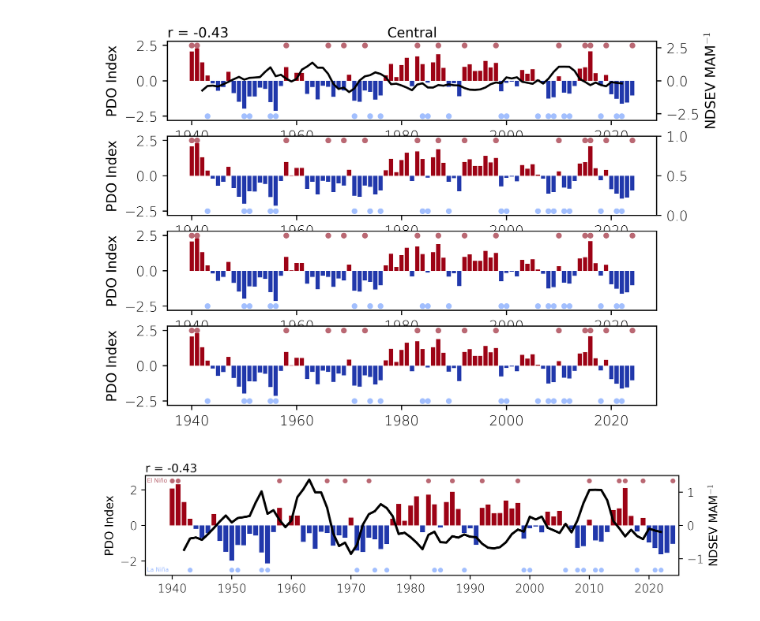
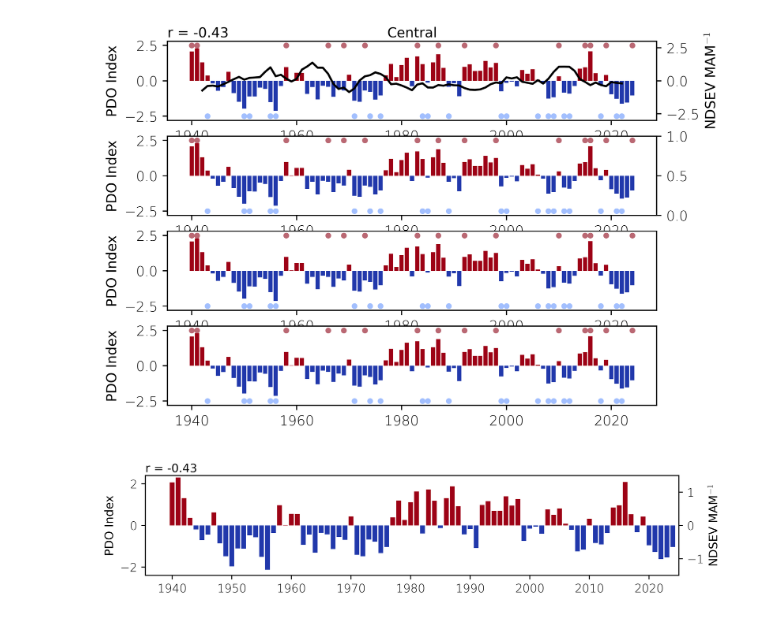
Before and after one commit to ivyglade/PDO_HCW, a Jupyter notebook: paper_figs/Fig2_timeseries.ipynb, the cells around one changed output. Saved outputs shown, nothing was run; the diff lists cells and outputs as text; code cells hidden in the pictures.

```diff
--- a/paper_figs/Fig2_timeseries.ipynb
+++ b/paper_figs/Fig2_timeseries.ipynb
@@ -308,36 +283,37 @@ ndsev_normal_rolling
 # %%
 fig, ax = plt.subplots()
 
 # plt.rcParams['text.usetex'] = True
 
 years = np.arange(1940, 2025, 1)
 
 ax.bar(years[pdo_1940_2024_mam > 0], pdo_1940_2024_mam[pdo_1940_2024_mam > 0], color='xkcd:carmine')
 ax.bar(years[pdo_1940_2024_mam < 0], pdo_1940_2024_mam[pdo_1940_2024_mam < 0], color='xkcd:sapphire')
-ax.set_ylim(-2.8, 2.8)
+ax.set_ylim(-2.4, 2.4)
 ax.set_xlim(1935.5, 2025)
 ax.set_ylabel('PDO Index', fontsize=10)
-ax.scatter(years[nino_34_1940_2024_mam_ann > 0], nino_34_1940_2024_mam_ann[nino_34_1940_2024_mam_ann > 0]*2.5, s=40, color='xkcd:dusky rose', marker='.')
-ax.scatter(years[nino_34_1940_2024_mam_ann < 0], nino_34_1940_2024_mam_ann[nino_34_1940_2024_mam_ann < 0]*2.5, s=40, color='xkcd:pastel blue', marker='.')
-ax.text(1935.8, 2.42, 'El Niño', color='xkcd:dusky rose', fontweight='normal', fontsize=5)
-ax.text(1935.8, -2.57, 'La Niña', color='xkcd:pastel blue', fontweight='normal', fontsize=5)
+# ax.scatter(years[nino_34_1940_2024_mam_ann > 0], nino_34_1940_2024_mam_ann[nino_34_1940_2024_mam_ann > 0]*2.5, s=40, color='xkcd:dusky rose', marker='.')
+# ax.scatter(years[nino_34_1940_2024_mam_ann < 0], nino_34_1940_2024_mam_ann[nino_34_1940_2024_mam_ann < 0]*2.5, s=40, color='xkcd:pastel blue', marker='.')
+# ax.text(1935.8, 2.42, 'El Niño', color='xkcd:dusky rose', fontweight='normal', fontsize=5)
+# ax.text(1935.8, -2.57, 'La Niña', color='xkcd:pastel blue', fontweight='normal', fontsize=5)
 # ax.set_yticks([-2, -1, 0, 1, 2], fontsize=8)
 
 ax2 = ax.twinx()
-ax2.plot(years, ndsev_normal_rolling, color='black', lw=2)
+# ax2.plot(years, ndsev_normal_rolling, color='black', lw=2)
 ax2.set_ylim(-1.5, 1.5)
 ax2.set_ylabel('NDSEV MAM$^{-1}$', fontsize=10)
 # ax2.set_title('ECONUS MAM NDSEV 1940-2024', pad=3)
 
 ax.set_title(f'r = {pearson_r:.2f}', loc='left', pad=3, fontsize=10)
 
 plt.subplots_adjust(left=0,
                     bottom=0.25,
                     right=1.,
                     top=0.5,
                     wspace=0.05,
                     hspace=0.4)
 
-fig.savefig('/scratch/ivyglade/pdo/paper_figs/saved_pngs/ndsev_timeseries.png', bbox_inches='tight', dpi=500)
+# fig.savefig('/scratch/ivyglade/pdo/paper_figs/saved_pngs/Fig2_ndsev_timeseries.png', bbox_inches='tight', dpi=500)
+fig.savefig('/scratch/ivyglade/pdo/paper_figs/saved_pngs/Fig2_ndsev_timeseries_agu_no_timeseries.png', bbox_inches='tight', dpi=500)
 # %% [output]
-[figure, old version]
+[figure, new version]
```
Also changed, not shown: parts of 6 cells of this notebook, 4 other files.
